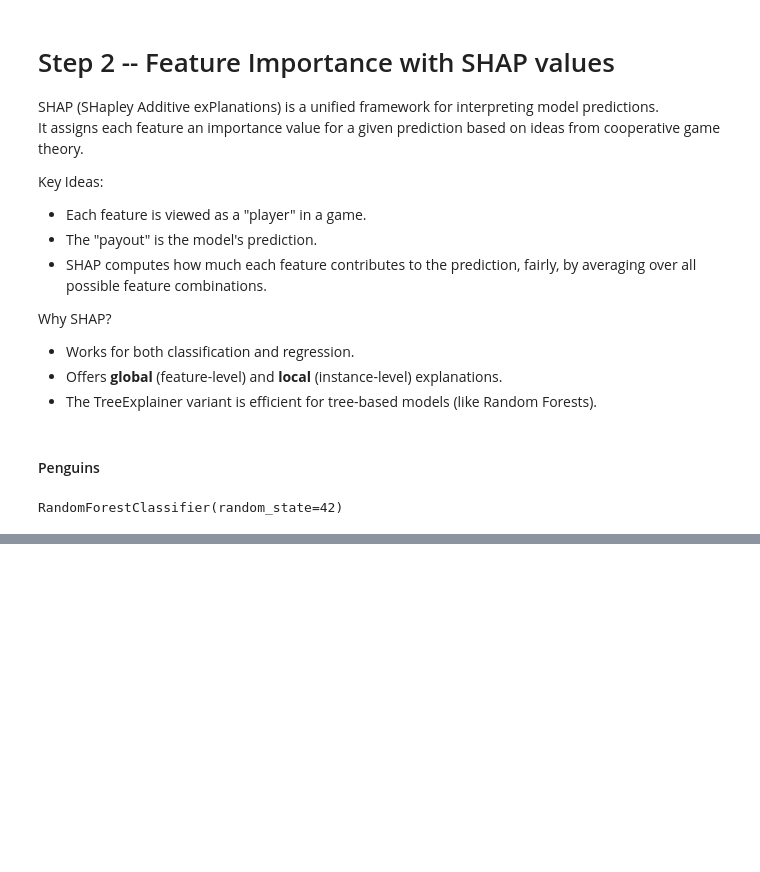
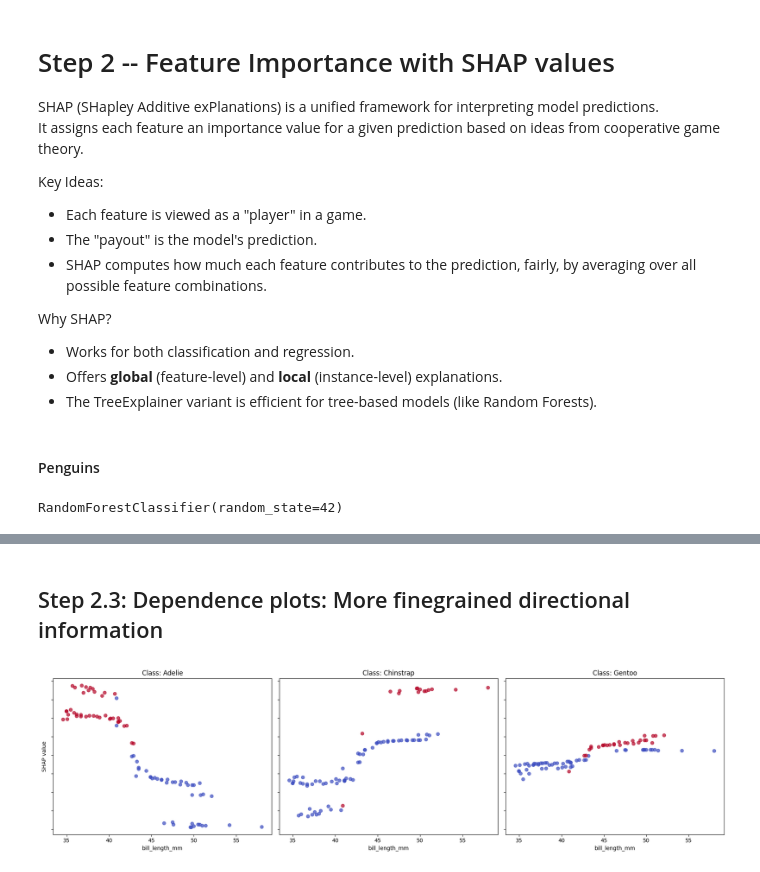
Before and after one commit to KatDost/SummerSchool_FeatureImportance, a Jupyter notebook: 2__feature_importance_with_shap.ipynb, the cells around one changed output, grey strips where cells are left out. Drawn from its saved outputs; the diff is of its cells as text; code cells hidden in the pictures; blank space fills up the shorter version.

```diff
--- a/2__feature_importance_with_shap.ipynb
+++ b/2__feature_importance_with_shap.ipynb
@@ -71,0 +151,31 @@ shap.summary_plot(shap_values, X_test, plot_type="bar", show=True)
+# %% [markdown]
+## Step 2.3: Dependence plots: More finegrained directional information
+# %%
+feature = "bill_length_mm"
+feature_idx = list(X_test.columns).index(feature)
+
+fig, axes = plt.subplots(1, 3, figsize=(18, 5), sharey=True)
+
+for class_idx, label in enumerate(clf.classes_):
+    ax = axes[class_idx]
+
+    # X: feature values
+    x_vals = X_test.iloc[:, feature_idx]
+    # Y: SHAP values for that feature and class
+    y_vals = shap_values[:, feature_idx, class_idx]
+    # Color: 1 if belongs to this class, else 0
+    color_vals = (y_test == label).astype(float)
+
+    scatter = ax.scatter(x_vals, y_vals, c=color_vals, cmap="coolwarm", alpha=0.7)
+    ax.set_title(f"Class: {label}")
+    ax.set_xlabel("bill_length_mm")
+    if class_idx == 0:
+        ax.set_ylabel("SHAP value")
+    else:
+        ax.set_yticklabels([])
+
+# fig.colorbar(scatter, ax=axes, location="right", shrink=0.8, label="Belongs to class")
+plt.tight_layout()
+plt.show()
+# %% [output]
+[figure, added]
```
Also changed, not shown: parts of 14 cells of this notebook.
